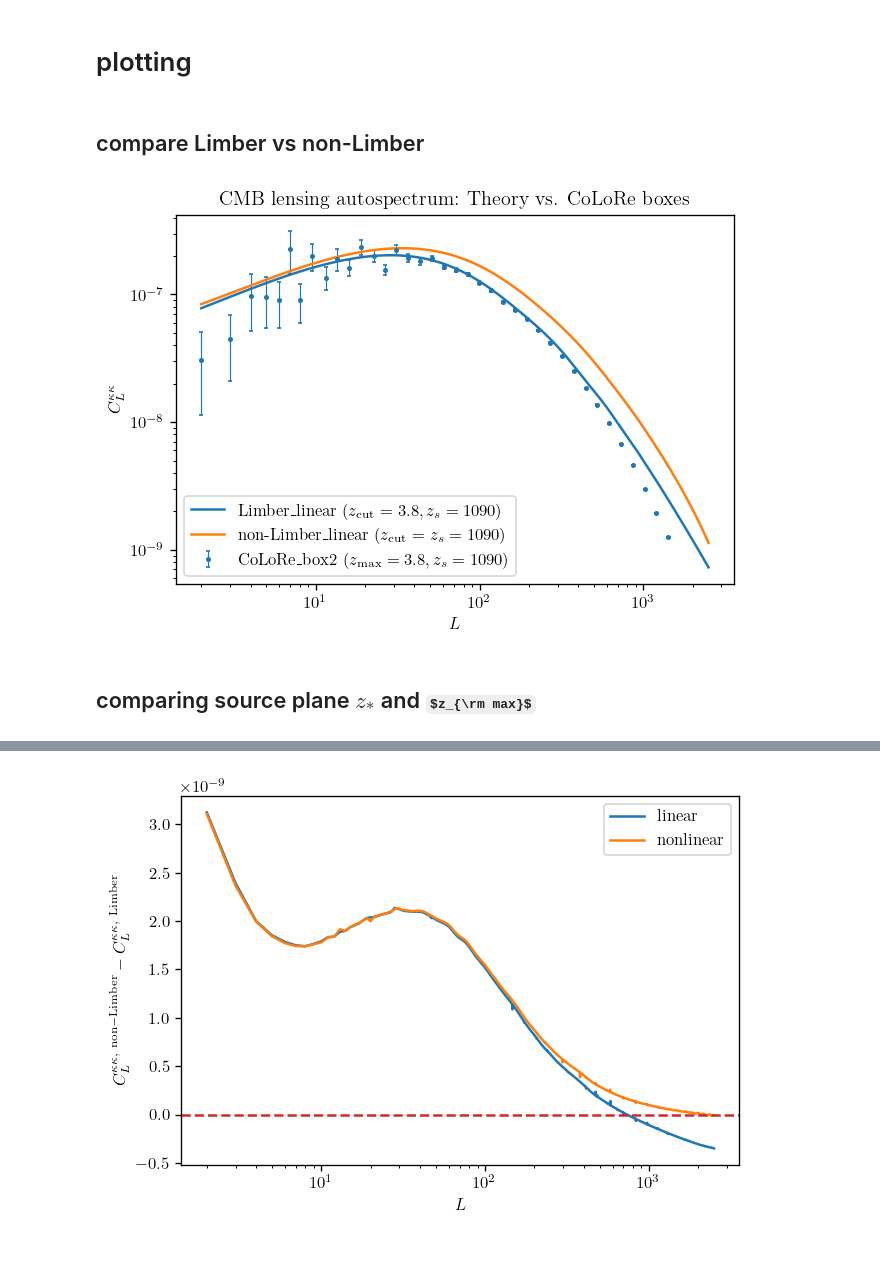
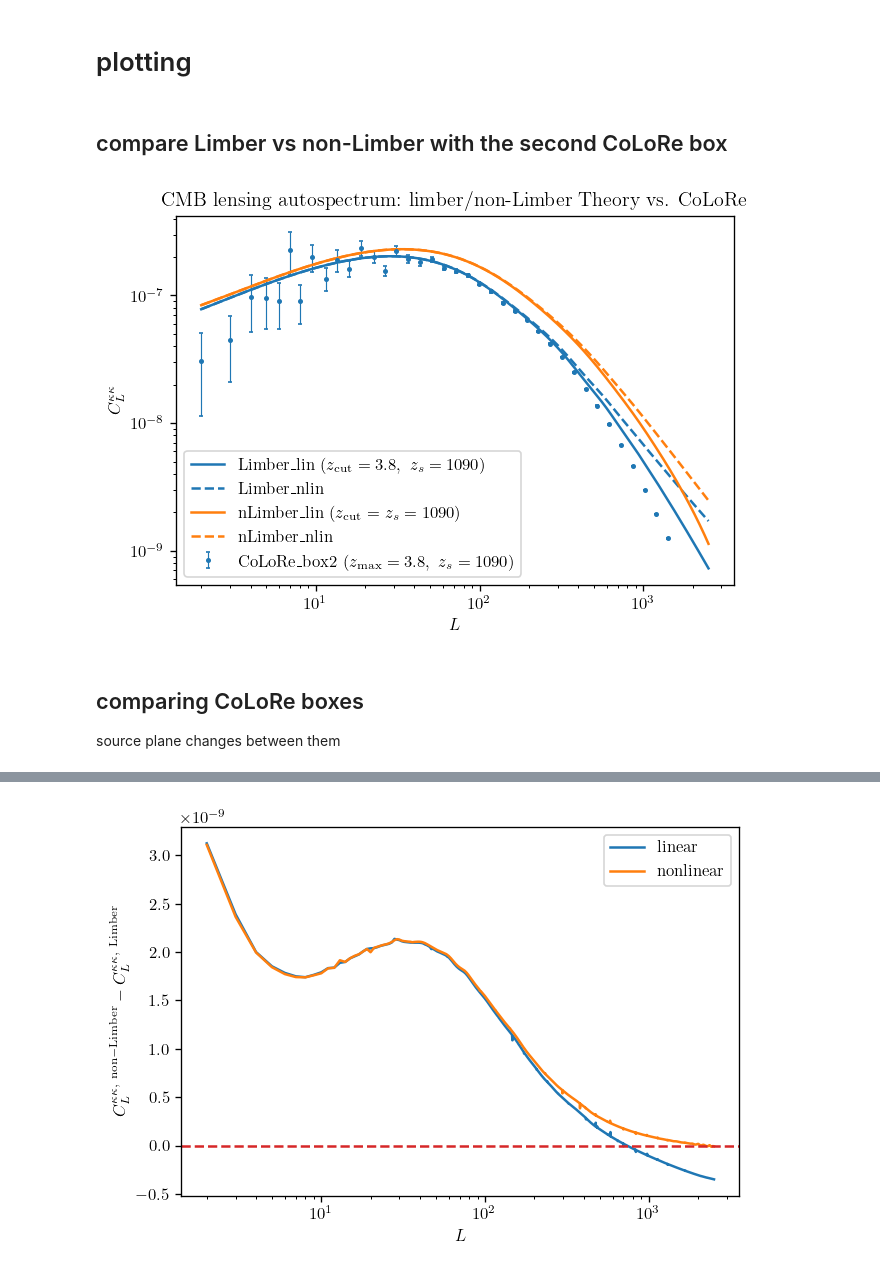
Before and after one commit to dljarque/LSST_CMBlensing_forecast, a Jupyter notebook: notebooks/cmb_lensing_auto.ipynb, the cells around one changed output, grey strips where cells are left out. Drawn from its saved outputs; the diff is of its cells as text; code cells hidden in the pictures; some formulas as TeX source.

```diff
--- a/notebooks/cmb_lensing_auto.ipynb
+++ b/notebooks/cmb_lensing_auto.ipynb
@@ -196,38 +196,39 @@ ells_colore, cl_kk_colore_zs, err_tt_zs = second_test_box_cls_log['ells'], secon
 # %% [markdown]
 # plotting
 # %% [markdown]
-## compare Limber vs non-Limber
+## compare Limber vs non-Limber with the second CoLoRe box
 # %%
 plt.figure(figsize=(6, 4), dpi=120)
 
 # plot the rebinned Cls with error bars
-plt.errorbar(ells_colore, cl_kk_colore_zs, yerr=err_tt_zs, elinewidth=0.7, capsize=1.0, fmt='C0.', markersize=4.0, label=r'CoLoRe_box2 ($z_{\rm max} = 3.8, z_s=1090$)')
+plt.errorbar(ells_colore, cl_kk_colore_zs, yerr=err_tt_zs, elinewidth=0.7, capsize=1.0, fmt='C0.', markersize=4.0, label=r'CoLoRe_box2 ($z_{\rm max} = 3.8, \ z_s=1090$)')
 # plt.errorbar(ells_colore, cl_kk_colore_zmax, yerr=err_tt_zmax, elinewidth=0.7, capsize=1.0, fmt='C1.', markersize=4.0, label=r'CoLoRe_box1 ($z_{\rm max} = z_s = 3.8$)')
 
 # manual limber integration full redshift
-plt.loglog(ells, cl_kk_lin_zmax_zs, c='C0', ls='-', label=r'Limber_linear ($z_{\rm cut} = 3.8,z_s=1090$)')
-#plt.loglog(ells, cl_kk_nlin_zmax_zs, c='C1', label='Limber_nonlinear')
+plt.loglog(ells, cl_kk_lin_zmax_zs, c='C0', ls='-', label=r'Limber_lin ($z_{\rm cut} = 3.8, \ z_s=1090$)')
+plt.loglog(ells, cl_kk_nlin_zmax_zs, c='C0', ls='--', label='Limber_nlin')
 
 
 # full sky integration full redshift
-plt.loglog(ells, cl_kk_camb_lin, c='C1', ls='-', label=r'non-Limber_linear ($z_{\rm cut} = z_s=1090$)')
-#plt.loglog(ells, cl_kk_camb_nlin, c='C1', label='full_nonlinear')
+plt.loglog(ells, cl_kk_camb_lin, c='C1', ls='-', label=r'nLimber_lin ($z_{\rm cut} = z_s=1090$)')
+plt.loglog(ells, cl_kk_camb_nlin, c='C1', ls='--', label='nLimber_nlin')
 
 
 plt.xlabel(r'$L$')
 plt.ylabel(r'$C_{L}^{\kappa \kappa}$')
 
 
-plt.title('CMB lensing autospectrum: Theory vs. CoLoRe boxes')
+plt.title('CMB lensing autospectrum: limber/non-Limber Theory vs. CoLoRe')
 plt.legend()
 
 plt.savefig(f'plots/cls_kk_limber_comparison.png', bbox_inches='tight')
 plt.savefig(f'plots/cls_kk_limber_comparison.pdf', bbox_inches='tight')
 plt.show()
 # %% [output]
-[figure, old version]
+[figure, new version]
 # %% [markdown]
-## comparing source plane $z_*$ and $z_{\rm max}$
+## comparing CoLoRe boxes
+source plane changes between them
 # %%
 plt.figure(figsize=(6, 4), dpi=120)
 
```
Also changed, not shown: parts of 3 cells of this notebook, 10 other files.
